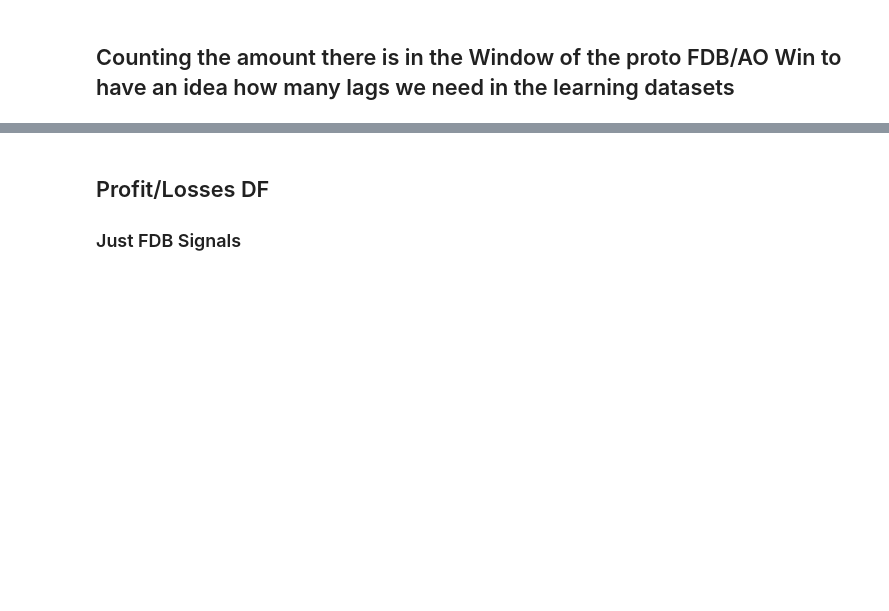
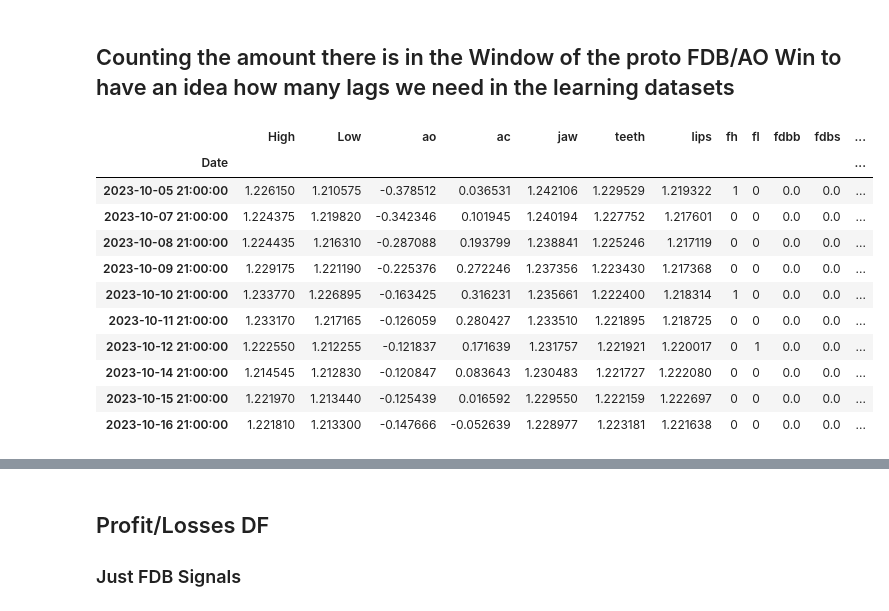
Before and after one commit to jgwill/jgtml, a Jupyter notebook: jgtml-pto-240301-ts-lag-prep.ipynb, the cells around one changed output, grey strips where cells are left out. Cells and saved outputs as stored; diff of their text form; code cells hidden in the pictures; blank space fills up the shorter version.

```diff
--- a/jgtml-pto-240301-ts-lag-prep.ipynb
+++ b/jgtml-pto-240301-ts-lag-prep.ipynb
@@ -22,6 +24,21 @@ else:
   srcmxdf = jtc.readMXFile(i,t)
 
 srcmxdf_EXIT_DATE = jtc.readMXFile(i,t,crop_last_dt=crop_dt_last_EXIT_DATE)
+# %%
+srcmxdf_EXIT_DATE.tail(10)
+# %% [output]
+|  | High | Low | ao | ac | jaw | teeth | lips | fh | fl | fdbb | fdbs | ... |
+| Date |  |  |  |  |  |  |  |  |  |  |  | ... |
+| 2023-10-05 21:00:00 | 1.226150 | 1.210575 | -0.378512 | 0.036531 | 1.242106 | 1.229529 | 1.219322 | 1 | 0 | 0.0 | 0.0 | ... |
+| 2023-10-07 21:00:00 | 1.224375 | 1.219820 | -0.342346 | 0.101945 | 1.240194 | 1.227752 | 1.217601 | 0 | 0 | 0.0 | 0.0 | ... |
+| 2023-10-08 21:00:00 | 1.224435 | 1.216310 | -0.287088 | 0.193799 | 1.238841 | 1.225246 | 1.217119 | 0 | 0 | 0.0 | 0.0 | ... |
+| 2023-10-09 21:00:00 | 1.229175 | 1.221190 | -0.225376 | 0.272246 | 1.237356 | 1.223430 | 1.217368 | 0 | 0 | 0.0 | 0.0 | ... |
+| 2023-10-10 21:00:00 | 1.233770 | 1.226895 | -0.163425 | 0.316231 | 1.235661 | 1.222400 | 1.218314 | 1 | 0 | 0.0 | 0.0 | ... |
+| 2023-10-11 21:00:00 | 1.233170 | 1.217165 | -0.126059 | 0.280427 | 1.233510 | 1.221895 | 1.218725 | 0 | 0 | 0.0 | 0.0 | ... |
+| 2023-10-12 21:00:00 | 1.222550 | 1.212255 | -0.121837 | 0.171639 | 1.231757 | 1.221921 | 1.220017 | 0 | 1 | 0.0 | 0.0 | ... |
+| 2023-10-14 21:00:00 | 1.214545 | 1.212830 | -0.120847 | 0.083643 | 1.230483 | 1.221727 | 1.222080 | 0 | 0 | 0.0 | 0.0 | ... |
+| 2023-10-15 21:00:00 | 1.221970 | 1.213440 | -0.125439 | 0.016592 | 1.229550 | 1.222159 | 1.222697 | 0 | 0 | 0.0 | 0.0 | ... |
+| 2023-10-16 21:00:00 | 1.221810 | 1.213300 | -0.147666 | -0.052639 | 1.228977 | 1.223181 | 1.221638 | 0 | 0 | 0.0 | 0.0 | ... |
 # %%
 srcmxdf.tail(1)
 # %% [output]
```
Also changed, not shown: parts of 10 cells of this notebook, 7 other files.
